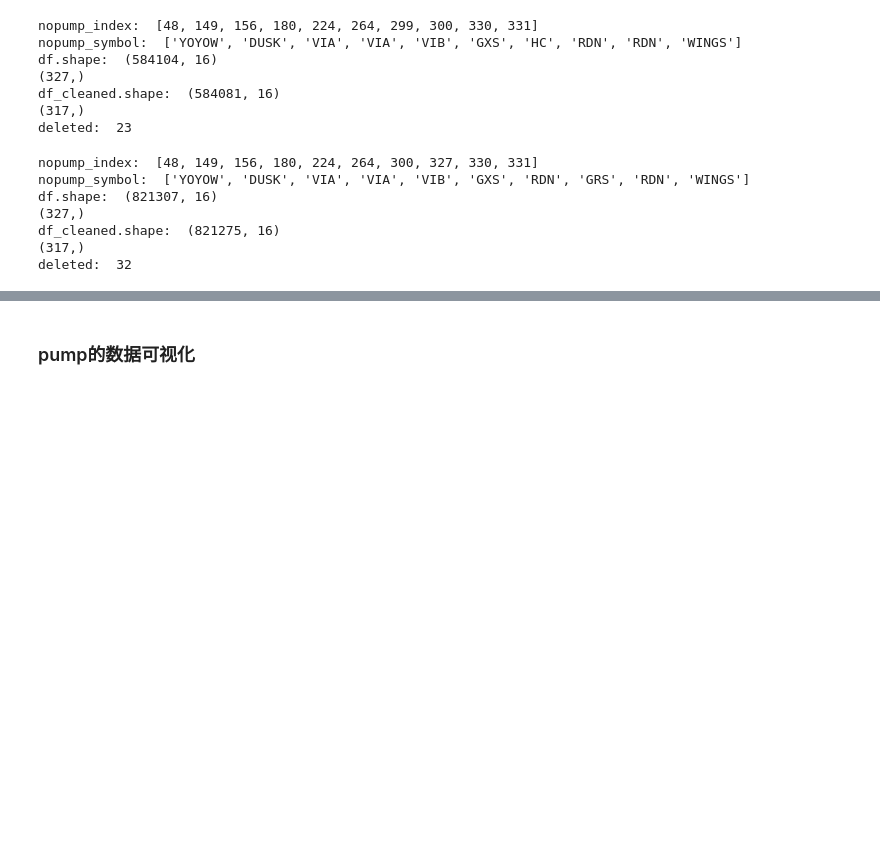
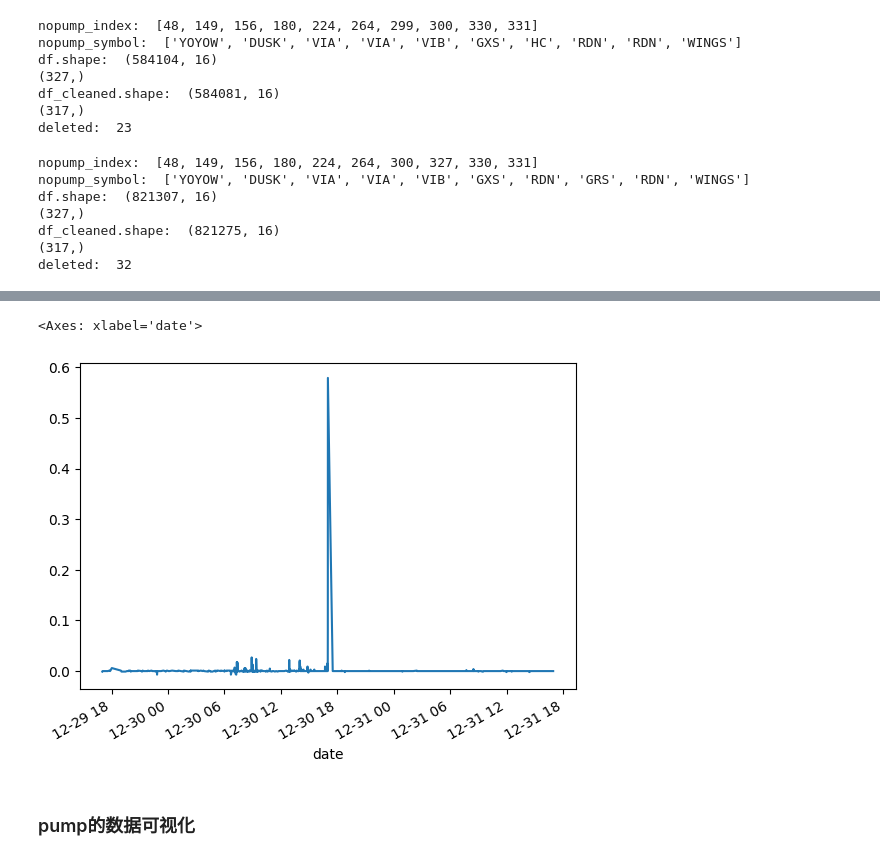
Before and after one commit to YuchaoZhang1229/Anomaly-Detection, a Jupyter notebook: Data Analysis.ipynb, the cells around one changed output, grey strips where cells are left out. Saved outputs shown, nothing was run; the diff lists cells and outputs as text; code cells hidden in the pictures; blank space fills up the shorter version.

```diff
--- a/Data Analysis.ipynb
+++ b/Data Analysis.ipynb
@@ -132,3 +265,10 @@ deleted:  32
+# %%
+# 在gt_index的基础上再往后的数据都不要了
+df_0 = df_0.loc[:gt_index[0]]
+df_0['std_rush_order'].plot()
+# %% [output]
+<Axes: xlabel='date'>
+[figure, added]
 # %% [markdown]
 ### pump的数据可视化
 # %%
```
Also changed, not shown: parts of 9 cells of this notebook, 3 other files.
